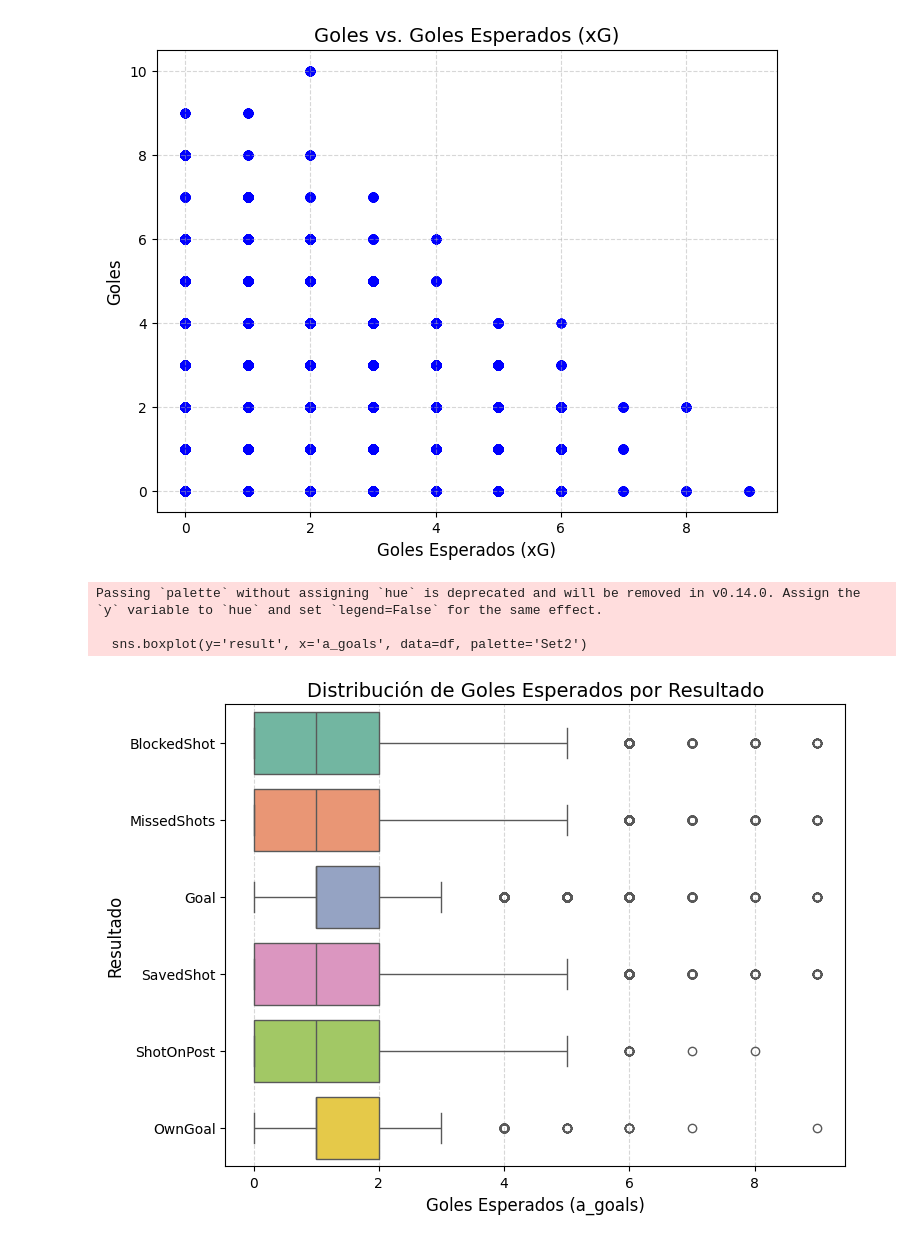
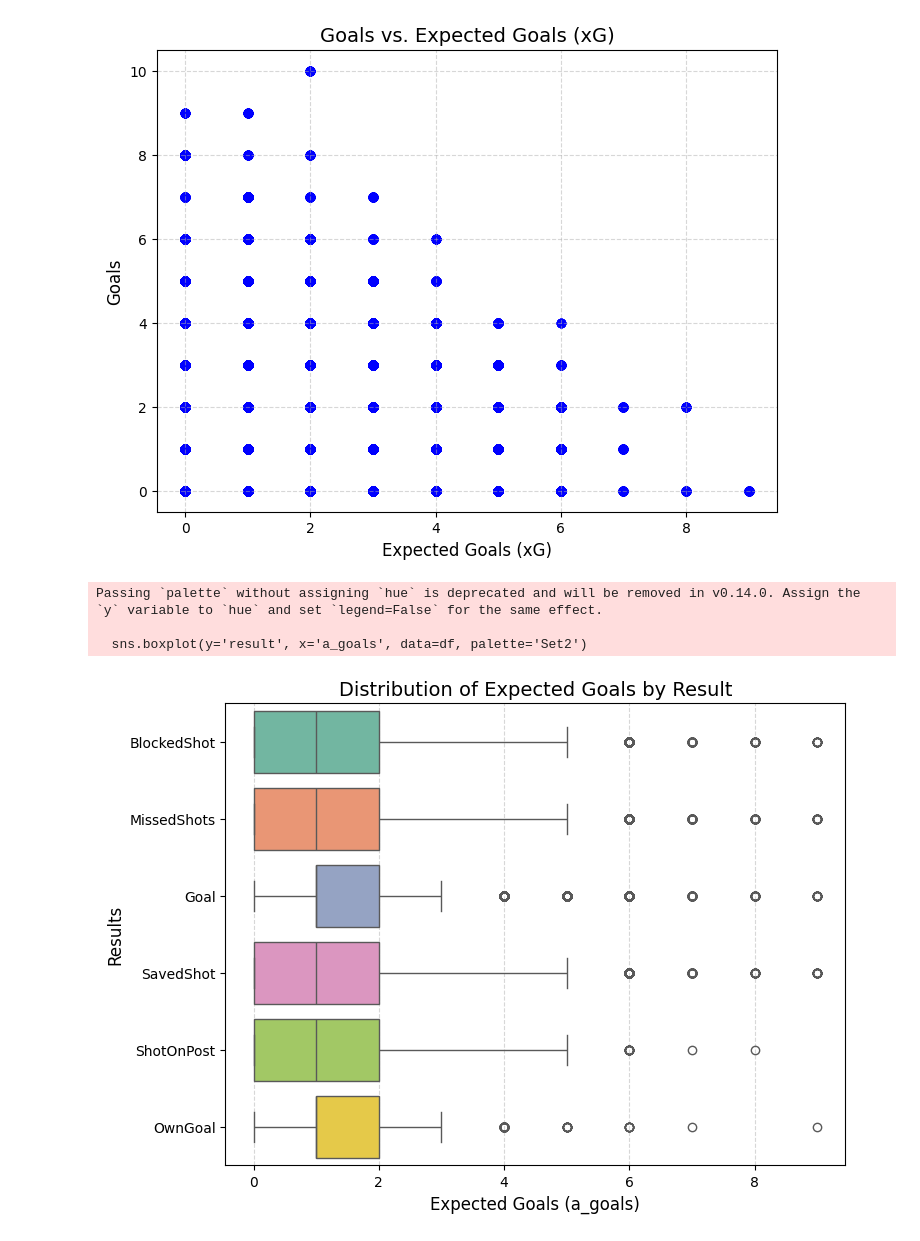
Before and after one commit to m-romay/Football-EDA, a Jupyter notebook: src/Football-EDA.ipynb, the cells around one changed output. Saved outputs shown, nothing was run; the diff lists cells and outputs as text; code cells hidden in the pictures.

```diff
--- a/src/Football-EDA.ipynb
+++ b/src/Football-EDA.ipynb
@@ -7,5 +11,15 @@ import matplotlib.pyplot as plt
 # %%
 #make and save df
-df = pd.read_csv(r'E:\\Data engineering\python\pandas\proyecto piloto\FullShotsData.csv', index_col='player_id')
-print(df)
+# Get the current working directory
+current_path = os.getcwd()
+
+# Navigate one level up to get the repo path (before 'src')
+repo_path = os.path.dirname(current_path)
+
+print("Current Path:", current_path)
+print("Repo Path (before 'src'):", repo_path)
+data_folder_path = os.path.join(repo_path, "data")
+data_path = os.path.join(data_folder_path, "FullShotsData.csv")
+df = pd.read_csv(data_path, index_col='player_id')
+df
 # %% [output]
@@ -173,36 +193,27 @@ print(resultado_df)
 # %%
-import matplotlib.pyplot as plt
-
-# Datos de ejemplo
-
-
-# Crear el scatter plot
+# Example data
+# Create the scatter plot
 plt.figure(figsize=(8, 6))
 plt.scatter(df.a_goals, df.h_goals, color='blue', alpha=0.7)
-plt.title('Goles vs. Goles Esperados (xG)', fontsize=14)
-plt.xlabel('Goles Esperados (xG)', fontsize=12)
-plt.ylabel('Goles', fontsize=12)
+plt.title('Goals vs. Expected Goals (xG)', fontsize=14)
+plt.xlabel('Expected Goals (xG)', fontsize=12)
+plt.ylabel('Goals', fontsize=12)
 plt.grid(True, linestyle='--', alpha=0.5)
 plt.show()
 # %% [output]
-[figure, old version]
+[figure, new version]
 # %%
-#6
-
-import seaborn as sns
-import matplotlib.pyplot as plt
-
-# Crear el boxplot con el eje cambiado
+# make the boxplot
 plt.figure(figsize=(8, 6))
 sns.boxplot(y='result', x='a_goals', data=df, palette='Set2')
-plt.title('Distribución de Goles Esperados por Resultado', fontsize=14)
-plt.xlabel('Goles Esperados (a_goals)', fontsize=12)
-plt.ylabel('Resultado', fontsize=12)
+plt.title('Distribution of Expected Goals by Result', fontsize=14)
+plt.xlabel('Expected Goals (a_goals)', fontsize=12)
+plt.ylabel('Results', fontsize=12)
 plt.grid(axis='x', linestyle='--', alpha=0.5)
 plt.show()
 # %% [output]
 Passing `palette` without assigning `hue` is deprecated and will be removed in v0.14.0. Assign the `y` variable to `hue` and set `legend=False` for the same effect.
 
   sns.boxplot(y='result', x='a_goals', data=df, palette='Set2')
-[figure, old version]
+[figure, new version]
 # %%
```
Also changed, not shown: parts of 10 cells of this notebook.
